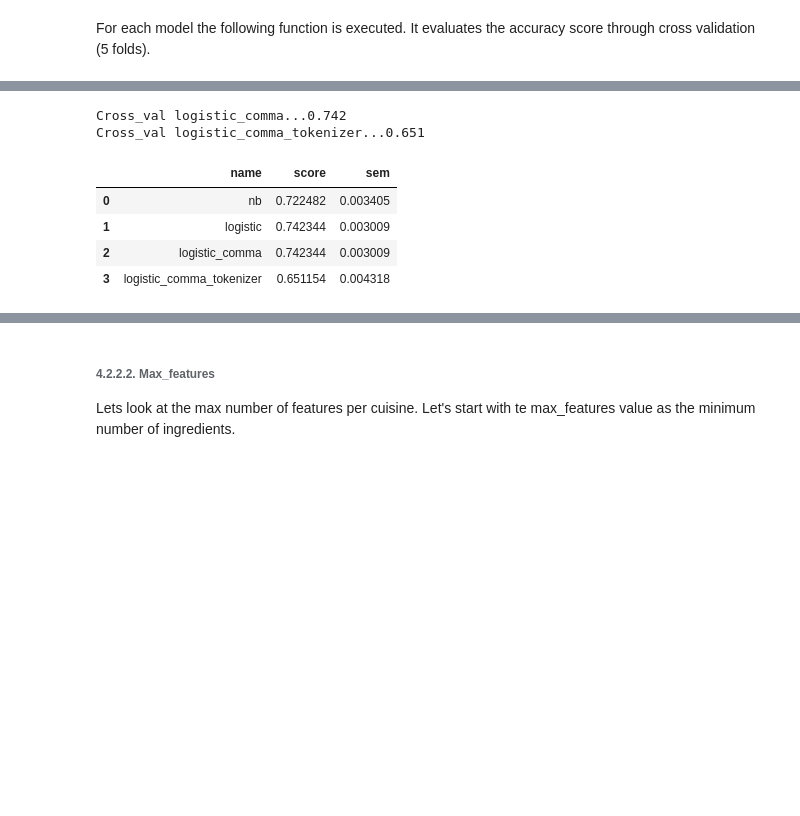
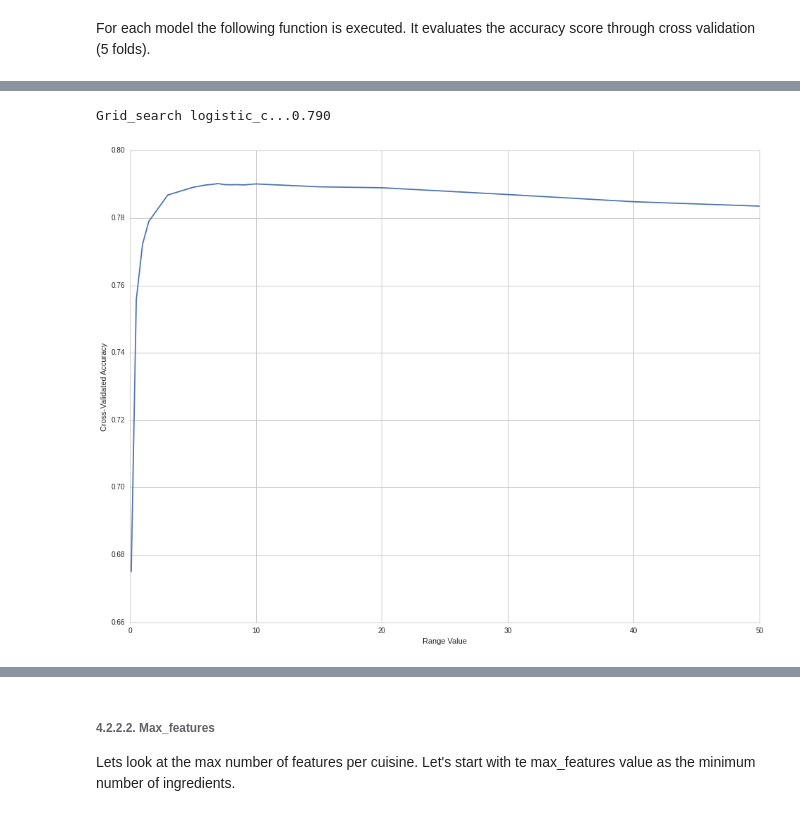
Before and after one commit to bluegrapes/DAT8Coursework, a Jupyter notebook: project2/code/README.ipynb, the cells around one changed output, grey strips where cells are left out. Drawn from its saved outputs; the diff is of its cells as text; code cells hidden in the pictures; blank space fills up the shorter version.

```diff
--- a/project2/code/README.ipynb
+++ b/project2/code/README.ipynb
@@ -444,26 +517,19 @@ Cross_val logistic...0.742
-# %%
-models = [
-    ('logistic_comma',
-        Pipeline([('vect', CountVectorizer(strip_accents='unicode')),
-                  ('tfidf', TfidfTransformer()),
-                  ('clf', LogisticRegression(C=1e9))
-                 ])
-    ),
-    ('logistic_comma_tokenizer',
-        Pipeline([('vect', TfidfVectorizer(strip_accents='unicode', tokenizer=Tokenizer())),
-                  ('clf', LogisticRegression(C=1e9))
-                 ])
-    ),
-]
-X = df['ingredients_comma_all']
-predTokenLst = cross_val_models(models, X, y, 5)
-predDf = predDf.append(predTokenLst, ignore_index=True)
-predDf
-# %% [output]
-Cross_val logistic_comma...0.742
-Cross_val logistic_comma_tokenizer...0.651
-|  | name | score | sem |
-| 0 | nb | 0.722482 | 0.003405 |
-| 1 | logistic | 0.742344 | 0.003009 |
-| 2 | logistic_comma | 0.742344 | 0.003009 |
-| 3 | logistic_comma_tokenizer | 0.651154 | 0.004318 |
+# %%
+# tuning the C parameter
+# the C range
+c_range =[0.1, 0.5, 1, 1.5, 3, 5, 6, 6.5, 7, 7.5, 8, 8.5, 9, 10, 15, 20, 30, 40, 50]
+# create the model
+model = Pipeline([('vect', TfidfVectorizer(strip_accents='unicode', tokenizer=Tokenizer())),
+                  ('clf', LogisticRegression())
+         ])
+param_grid = {
+    'clf__C': c_range
+}
+# cross validate using grid search
+c_results = grid_search_models('logistic_c', model, param_grid, X, y, 5)
+# %% [output]
+Grid_search logistic_c...0.790
+# %%
+plot_grid_mean_scores(c_range, c_results)
+# %% [output]
+[figure, added]
```
Also changed, not shown: parts of 79 cells of this notebook, 4 other files.
